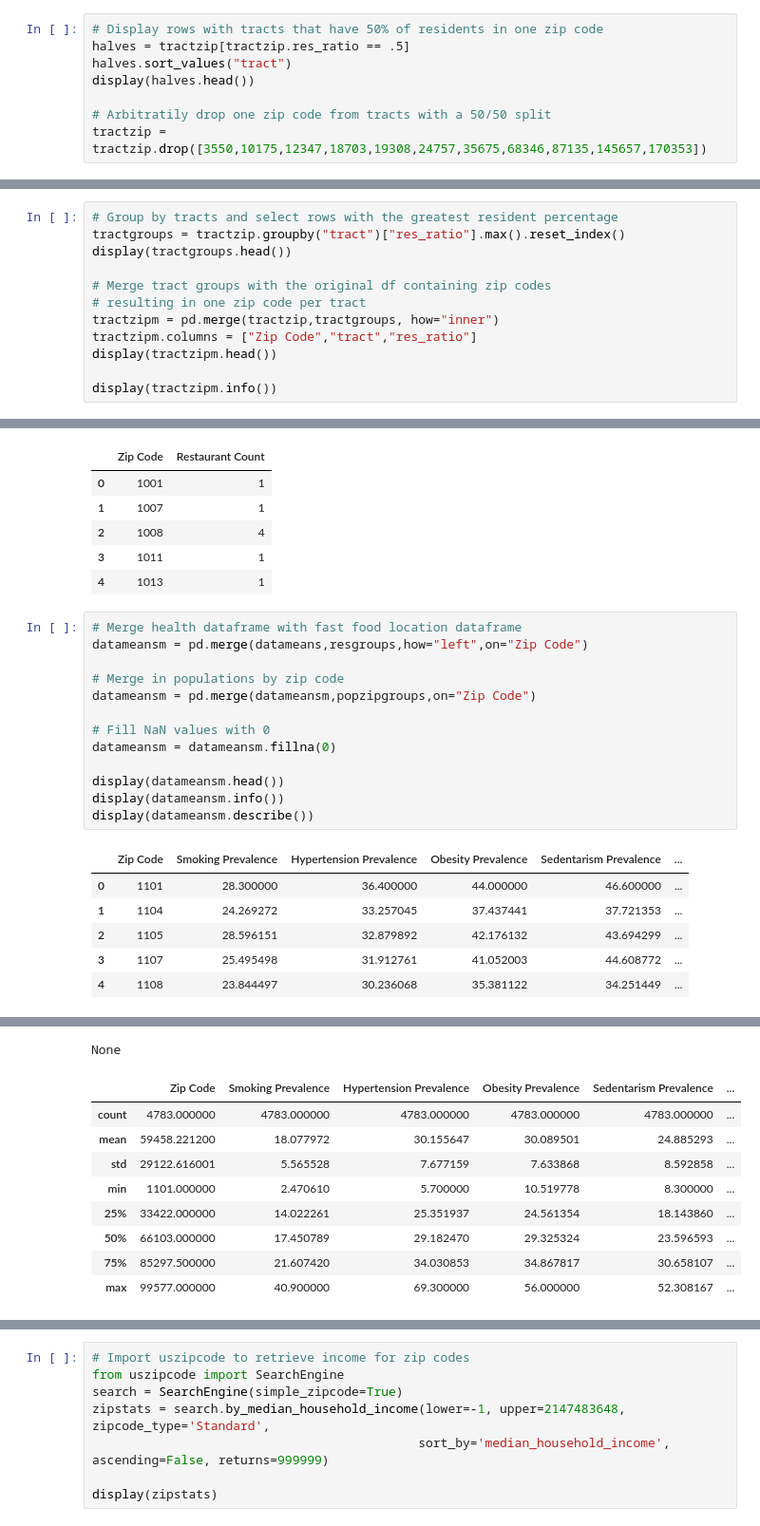
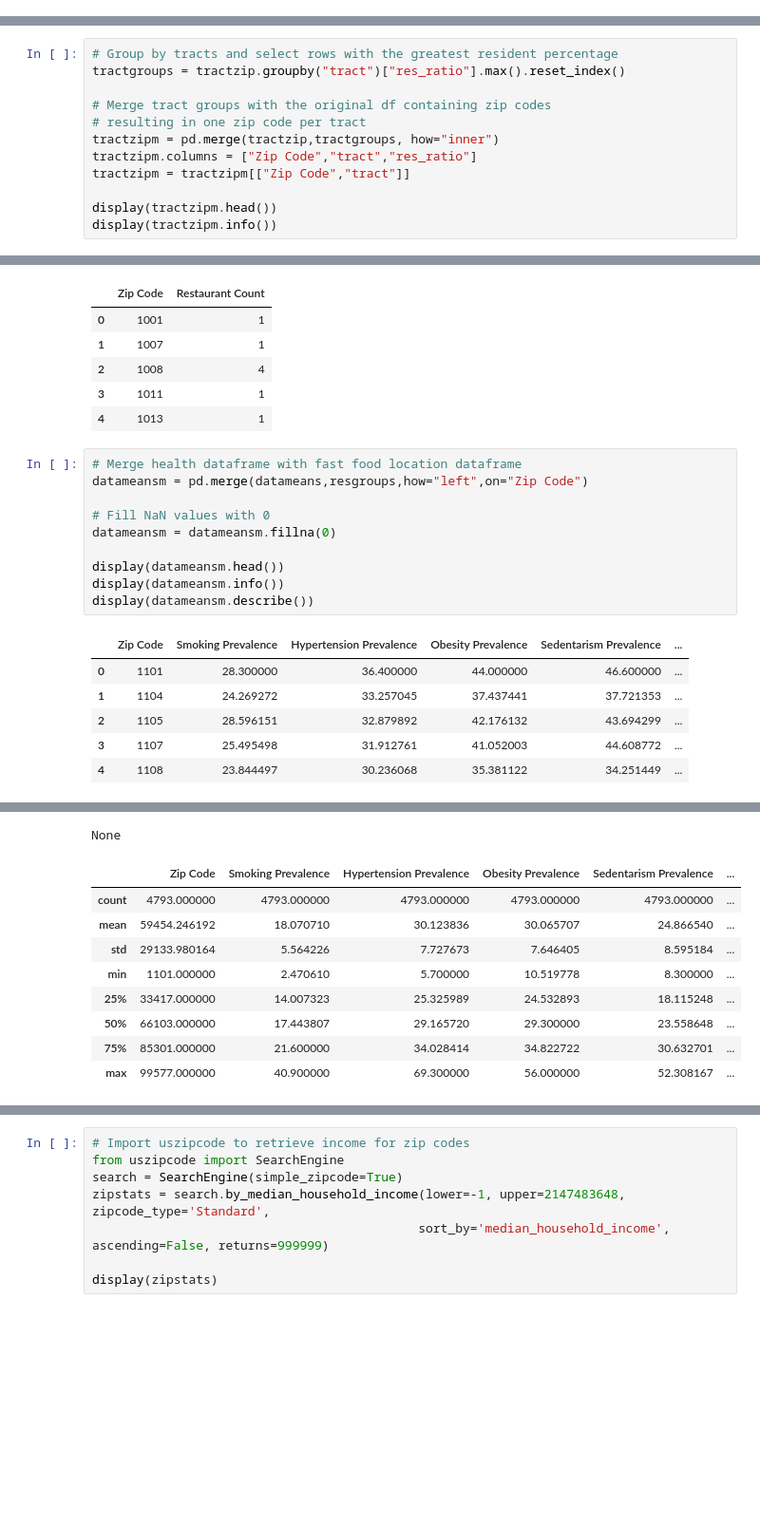
Before and after one commit to hhuff22/Capstone-I, a Jupyter notebook: Capstone I Wrangling v2.ipynb, the cells around one changed output, grey strips where cells are left out. Shown at 95% size. Saved outputs shown, nothing was run; the diff lists cells and outputs as text; blank space fills up the shorter version.

Commit message:
Changed zip code population

```diff
--- a/Capstone I Wrangling v2.ipynb
+++ b/Capstone I Wrangling v2.ipynb
@@ -151,8 +96,0 @@ memory usage: 176.3 KB
-# %%
-# Display rows with tracts that have 50% of residents in one zip code
-halves = tractzip[tractzip.res_ratio == .5]
-halves.sort_values("tract")
-display(halves.head())
-
-# Arbitratily drop one zip code from tracts with a 50/50 split
-tractzip = tractzip.drop([3550,10175,12347,18703,19308,24757,35675,68346,87135,145657,170353])
@@ -166,13 +97,13 @@ tractzip = tractzip.drop([3550,10175,12347,18703,19308,24757,35675,68346,87135,1
 # %%
 # Group by tracts and select rows with the greatest resident percentage
 tractgroups = tractzip.groupby("tract")["res_ratio"].max().reset_index()
-display(tractgroups.head())
 
 # Merge tract groups with the original df containing zip codes
 # resulting in one zip code per tract
 tractzipm = pd.merge(tractzip,tractgroups, how="inner")
 tractzipm.columns = ["Zip Code","tract","res_ratio"]
+tractzipm = tractzipm[["Zip Code","tract"]]
+
 display(tractzipm.head())
-
 display(tractzipm.info())
 # %% [output]
@@ -350,9 +274,6 @@ resgroups.head()
 # %%
 # Merge health dataframe with fast food location dataframe
 datameansm = pd.merge(datameans,resgroups,how="left",on="Zip Code")
-
-# Merge in populations by zip code
-datameansm = pd.merge(datameansm,popzipgroups,on="Zip Code")
 
 # Fill NaN values with 0
 datameansm = datameansm.fillna(0)
@@ -385,10 +305,10 @@ memory usage: 411.0 KB
 None
 |  | Zip Code | Smoking Prevalence | Hypertension Prevalence | Obesity Prevalence | Sedentarism Prevalence | ... |
-| count | 4783.000000 | 4783.000000 | 4783.000000 | 4783.000000 | 4783.000000 | ... |
-| mean | 59458.221200 | 18.077972 | 30.155647 | 30.089501 | 24.885293 | ... |
-| std | 29122.616001 | 5.565528 | 7.677159 | 7.633868 | 8.592858 | ... |
+| count | 4793.000000 | 4793.000000 | 4793.000000 | 4793.000000 | 4793.000000 | ... |
+| mean | 59454.246192 | 18.070710 | 30.123836 | 30.065707 | 24.866540 | ... |
+| std | 29133.980164 | 5.564226 | 7.727673 | 7.646405 | 8.595184 | ... |
 | min | 1101.000000 | 2.470610 | 5.700000 | 10.519778 | 8.300000 | ... |
-| 25% | 33422.000000 | 14.022261 | 25.351937 | 24.561354 | 18.143860 | ... |
-| 50% | 66103.000000 | 17.450789 | 29.182470 | 29.325324 | 23.596593 | ... |
-| 75% | 85297.500000 | 21.607420 | 34.030853 | 34.867817 | 30.658107 | ... |
+| 25% | 33417.000000 | 14.007323 | 25.325989 | 24.532893 | 18.115248 | ... |
+| 50% | 66103.000000 | 17.443807 | 29.165720 | 29.300000 | 23.558648 | ... |
+| 75% | 85301.000000 | 21.600000 | 34.028414 | 34.822722 | 30.632701 | ... |
 | max | 99577.000000 | 40.900000 | 69.300000 | 56.000000 | 52.308167 | ... |
```
Also changed, not shown: parts of 17 cells of this notebook.
